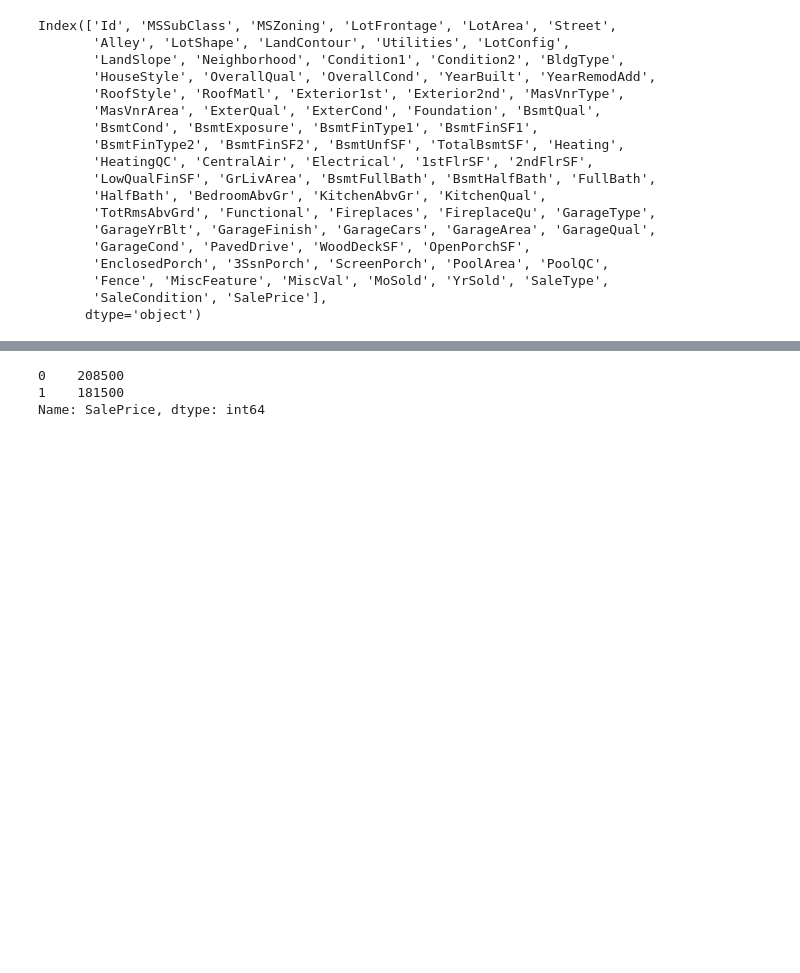
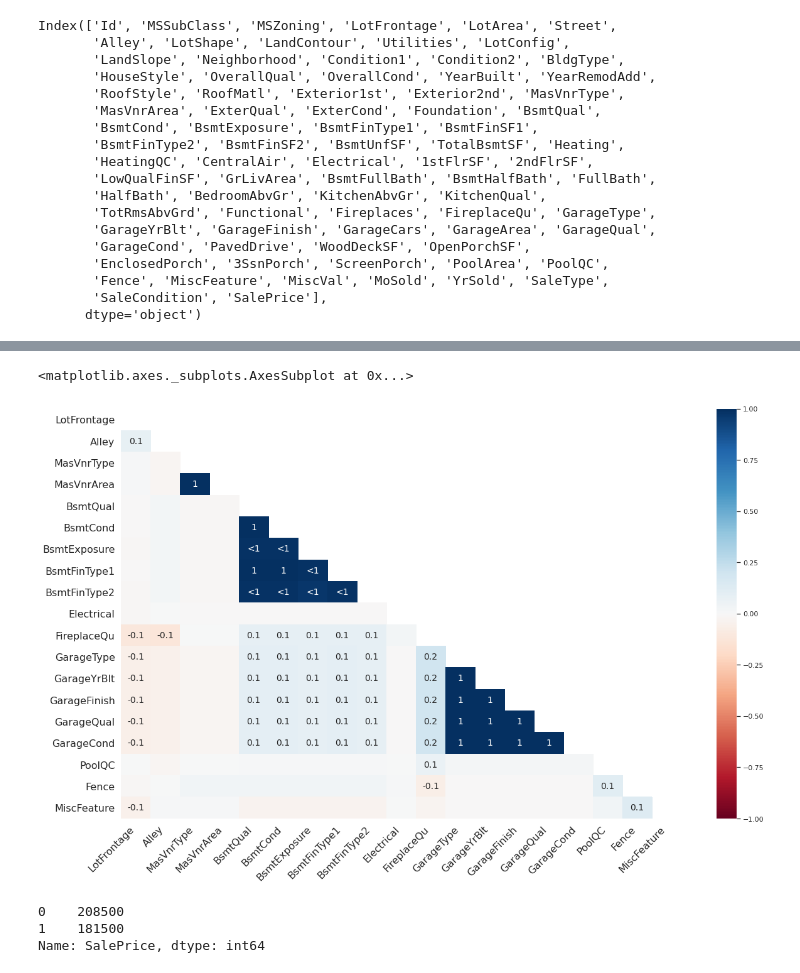
Before and after one commit to Aboubacar2012/ML_Project, a Jupyter notebook: housing.ipynb, the cells around one changed output, grey strips where cells are left out. Drawn from its saved outputs; the diff is of its cells as text; code cells hidden in the pictures; blank space fills up the shorter version.

```diff
--- a/housing.ipynb
+++ b/housing.ipynb
@@ -57,3 +78,8 @@ Index(['Id', 'MSSubClass', 'MSZoning', 'LotFrontage', 'LotArea', 'Street',
+# %%
+msno.heatmap(df_train)
+# %% [output]
+<matplotlib.axes._subplots.AxesSubplot at 0x...>
+[figure, added]
 # %%
 sales_prices=df_train.iloc[:,80]
 print(sales_prices.head(2))
```
Also changed, not shown: parts of 50 cells of this notebook.
